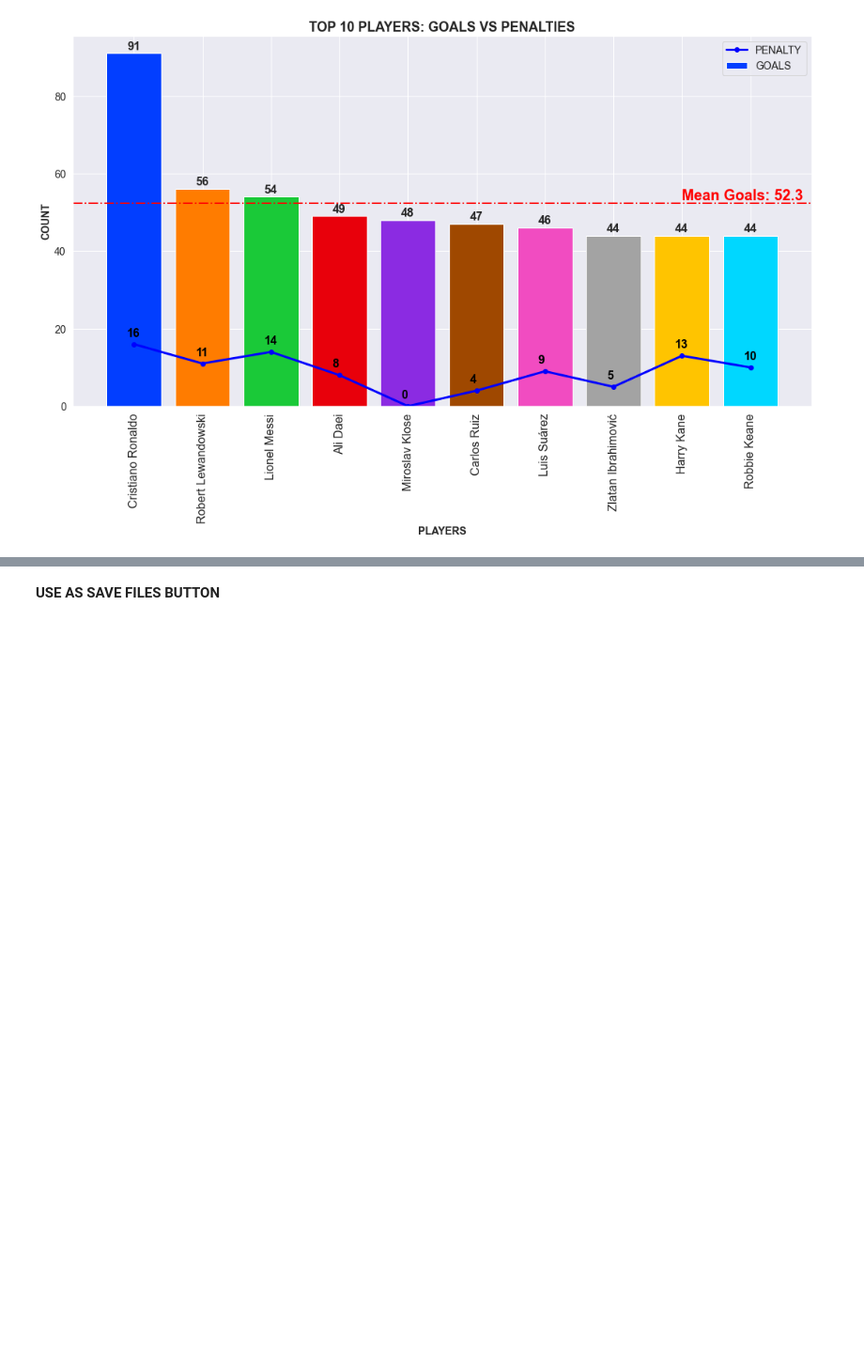
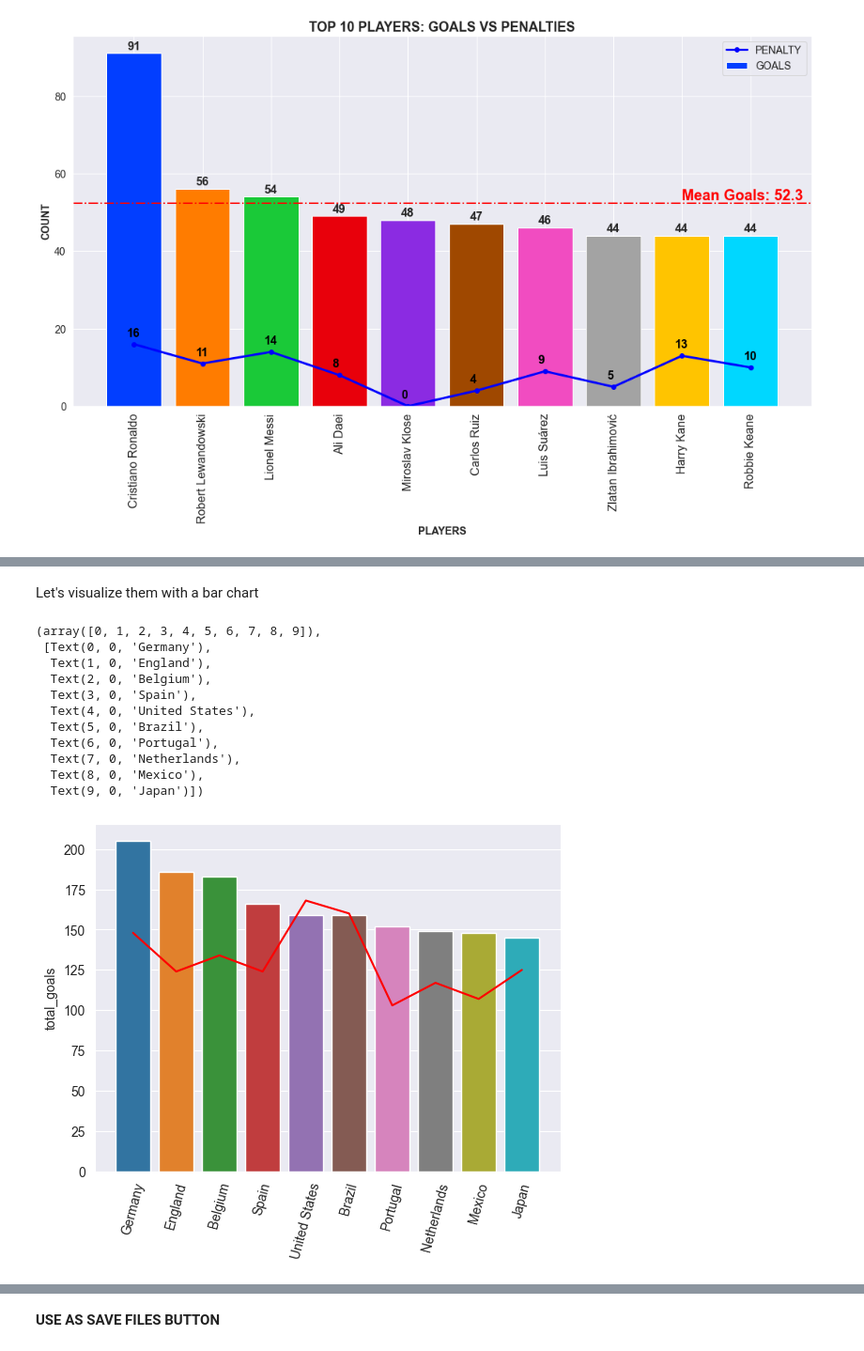
Before and after one commit to ryuukkk/football-data-analysis, a Jupyter notebook: DE_PROJECT.ipynb, the cells around one changed output, grey strips where cells are left out. Shown at 94% size. Drawn from its saved outputs; the diff is of its cells as text; code cells hidden in the pictures; blank space fills up the shorter version.

```diff
--- a/DE_PROJECT.ipynb
+++ b/DE_PROJECT.ipynb
@@ -585,0 +575,17 @@ plt.savefig('figures/goal_vs_penalties.jpg')
+# %%
+#counting total goals of the teams
+teams_10_year = all_goals[all_goals['year']>=2013].groupby('home_team').sum(numeric_only=True).dropna()
+
+top_teams_goals = teams_10_year[['home_goal']]
+
+#counting total matches of the teams
+top_teams_matches = all_goals[all_goals['year']>=2013].value_counts('home_team')
+# %%
+top_teams = pd.concat([top_teams_goals, top_teams_matches], axis=1).dropna()
+top_teams = top_teams.rename({0:'total_matches'}, axis=1)
+top_teams = top_teams.astype(int)
+# %%
+top_teams_away = all_goals[all_goals['year']>=2013].groupby('away_team').sum(numeric_only=True).dropna()
+away_goals = top_teams_away[['away_goal']]
+
+top_teams = pd.concat([top_teams, away_goals], axis=1)
@@ -585,0 +594,4 @@ plt.savefig('figures/goal_vs_penalties.jpg')
+# %%
+top_teams['total_goals'] = top_teams['home_goal']+top_teams['away_goal']
+top_teams = top_teams.sort_values('total_goals', ascending=False).head(10)
+top_teams
@@ -585,0 +610,19 @@ plt.savefig('figures/goal_vs_penalties.jpg')
+# %% [markdown]
+Let's visualize them with a bar chart
+# %%
+ax7 = sns.barplot(data=top_teams, x=top_teams.index, y='total_goals')
+sns.lineplot(data=top_teams, x=top_teams.index, y='total_matches', ax=ax7, color='r')
+plt.xticks(rotation=75)
+# %% [output]
+(array([0, 1, 2, 3, 4, 5, 6, 7, 8, 9]),
+ [Text(0, 0, 'Germany'),
+  Text(1, 0, 'England'),
+  Text(2, 0, 'Belgium'),
+  Text(3, 0, 'Spain'),
+  Text(4, 0, 'United States'),
+  Text(5, 0, 'Brazil'),
+  Text(6, 0, 'Portugal'),
+  Text(7, 0, 'Netherlands'),
+  Text(8, 0, 'Mexico'),
+  Text(9, 0, 'Japan')])
+[figure, added]
```
Also changed, not shown: parts of 19 cells of this notebook, 9 other files.
